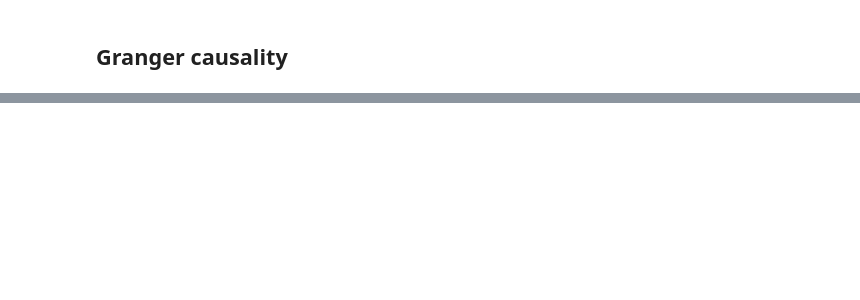
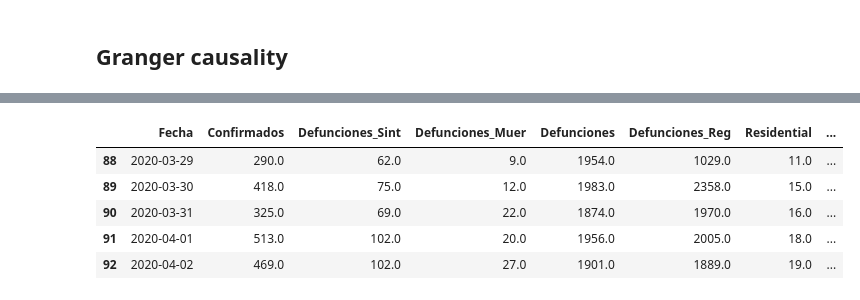
Before and after one commit to benjov/Paper-Covid-2020, a Jupyter notebook: Consolidado_Estadistica_Covid19_Mortalidad_Mobility.ipynb, the cells around one changed output, grey strips where cells are left out. Saved outputs shown, nothing was run; the diff lists cells and outputs as text; code cells hidden in the pictures; blank space fills up the shorter version.

```diff
--- a/Consolidado_Estadistica_Covid19_Mortalidad_Mobility.ipynb
+++ b/Consolidado_Estadistica_Covid19_Mortalidad_Mobility.ipynb
@@ -305,0 +273,39 @@ Series_Casos.to_csv('Series_Casos_' + Fecha + '.csv', index = False, encoding =
+# %%
+# Seleccionamos columnas sin NaN's y en una fecha posterior al los últimos días de marzo:
+
+DF_MA = Datos[(Datos['Fecha'] > '2020-03-20')].dropna()
+
+# Calculamos valores en logaritmos
+
+DF_MA['LConfirmados'] = np.log(DF_MA['Confirmados'].rolling(window = 7).mean())
+
+DF_MA['LDefunciones_Sint'] = np.log(DF_MA['Defunciones_Sint'].rolling(window = 7).mean())
+
+DF_MA['LDefunciones_Muer'] = np.log(DF_MA['Defunciones_Muer'].rolling(window = 7).mean())
+
+DF_MA['LDefunciones'] = np.log(DF_MA['Defunciones'].rolling(window = 7).mean())
+
+DF_MA['LResidential'] = np.log(DF_MA['Residential'].rolling(window = 7).mean())
+
+# Calculamos valores en diferencias logaritmicas
+
+DF_MA['DLConfirmados'] = DF_MA['LConfirmados'].diff(1)
+
+DF_MA['DLDefunciones_Sint'] = DF_MA['LDefunciones_Sint'].diff(1)
+
+DF_MA['DLDefunciones_Muer'] = DF_MA['LDefunciones_Muer'].diff(1)
+
+DF_MA['DLDefunciones'] = DF_MA['LDefunciones'].diff(1)
+
+DF_MA['DLResidential'] = DF_MA['LResidential'].diff(1)
+
+DF_MA = DF_MA.dropna()
+
+DF_MA.head()
+# %% [output]
+|  | Fecha | Confirmados | Defunciones_Sint | Defunciones_Muer | Defunciones | Defunciones_Reg | Residential | ... |
+| 88 | 2020-03-29 | 290.0 | 62.0 | 9.0 | 1954.0 | 1029.0 | 11.0 | ... |
+| 89 | 2020-03-30 | 418.0 | 75.0 | 12.0 | 1983.0 | 2358.0 | 15.0 | ... |
+| 90 | 2020-03-31 | 325.0 | 69.0 | 22.0 | 1874.0 | 1970.0 | 16.0 | ... |
+| 91 | 2020-04-01 | 513.0 | 102.0 | 20.0 | 1956.0 | 2005.0 | 18.0 | ... |
+| 92 | 2020-04-02 | 469.0 | 102.0 | 27.0 | 1901.0 | 1889.0 | 19.0 | ... |
```
Also changed, not shown: parts of 19 cells of this notebook, 3 other files.
